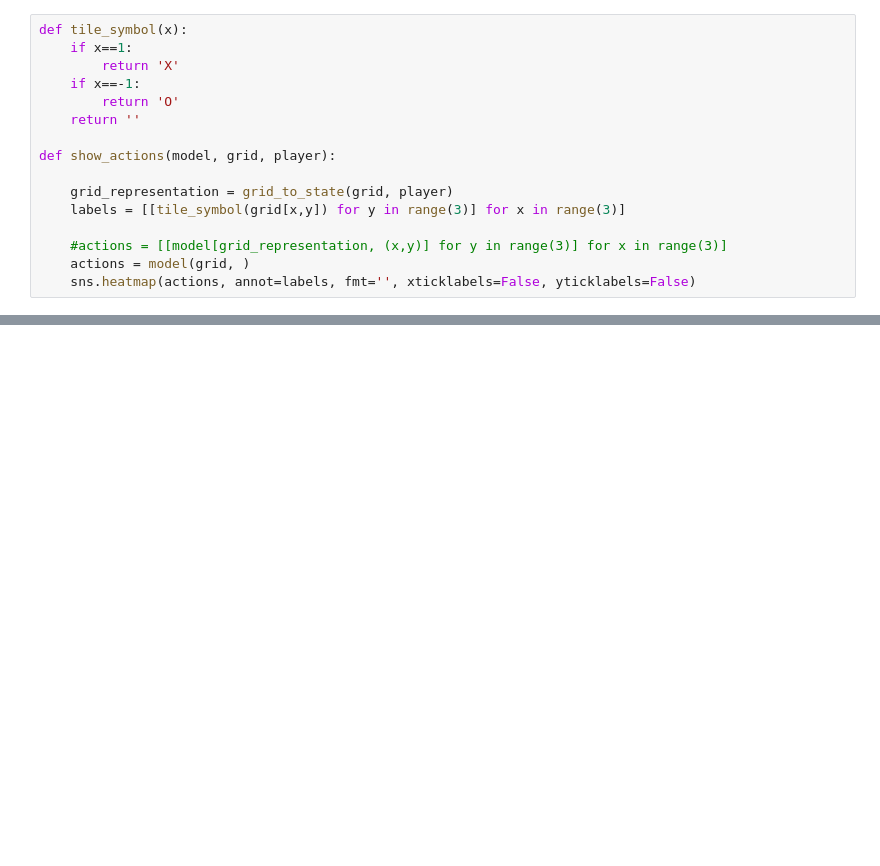
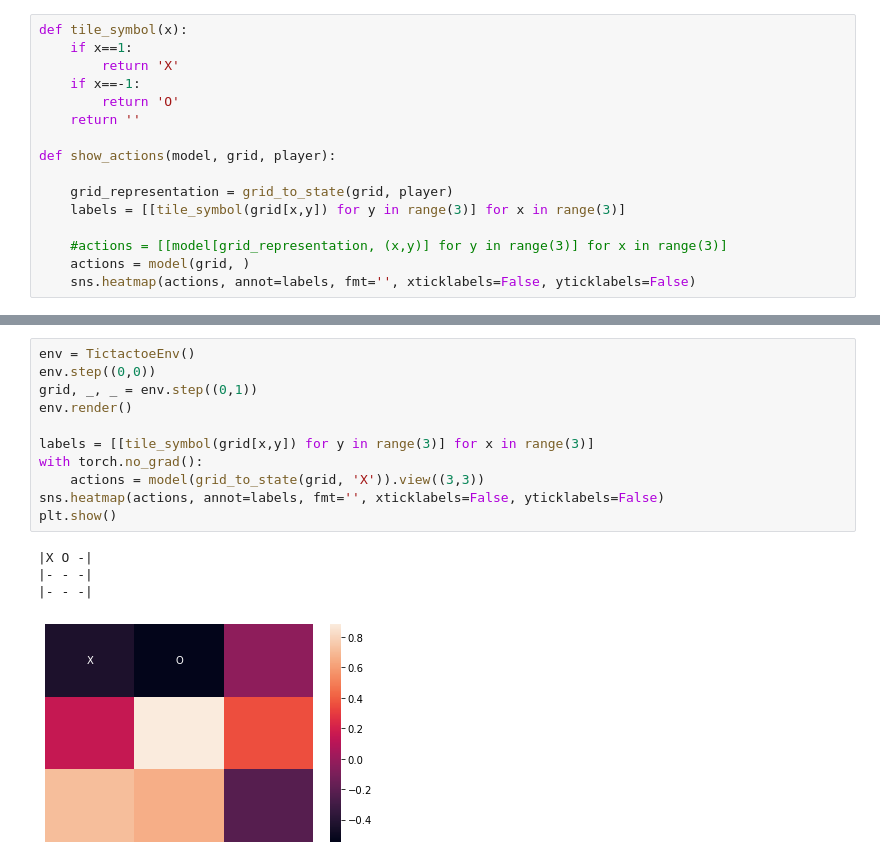
Before and after one commit to thurgarion2/tictactoe, a Jupyter notebook: tic_tac_toe.ipynb, the cells around one changed output, grey strips where cells are left out. Saved outputs shown, nothing was run; the diff lists cells and outputs as text; blank space fills up the shorter version.

```diff
--- a/tic_tac_toe.ipynb
+++ b/tic_tac_toe.ipynb
@@ -1768,0 +1774,16 @@ NameError: name 'q_values' is not defined
+# %%
+env = TictactoeEnv()
+env.step((0,0))
+grid, _, _ = env.step((0,1))
+env.render()
+
+labels = [[tile_symbol(grid[x,y]) for y in range(3)] for x in range(3)]
+with torch.no_grad():
+    actions = model(grid_to_state(grid, 'X')).view((3,3))
+sns.heatmap(actions, annot=labels, fmt='', xticklabels=False, yticklabels=False)
+plt.show()
+# %% [output]
+|X O -|
+|- - -|
+|- - -|
+[figure, added]
```
Also changed, not shown: parts of 4 cells of this notebook.
